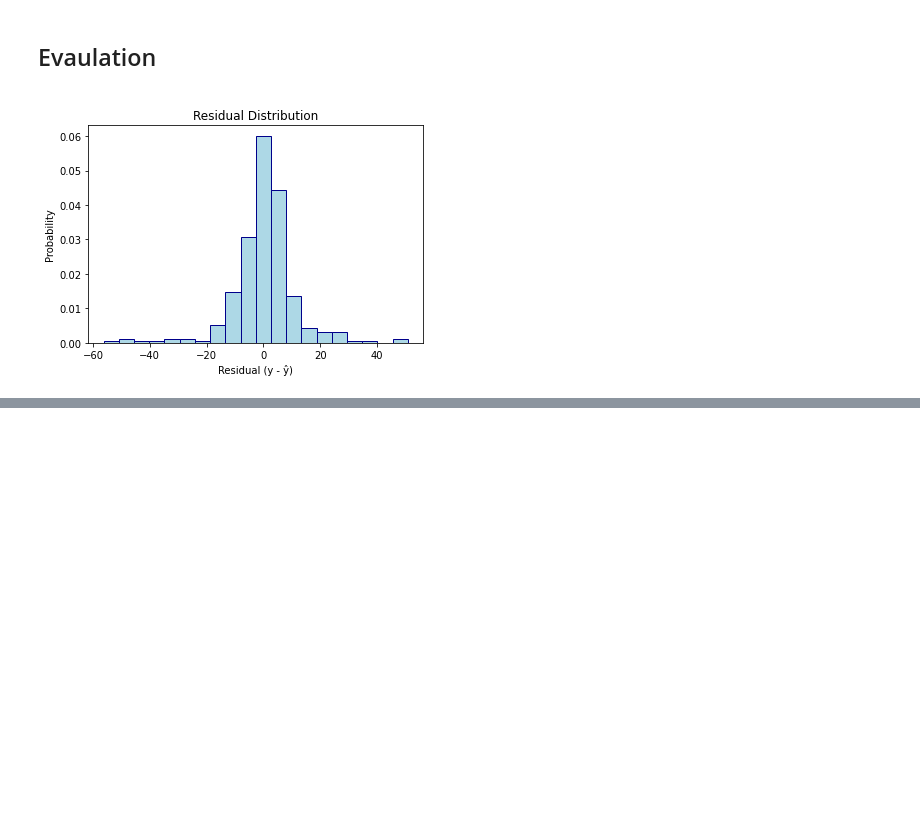
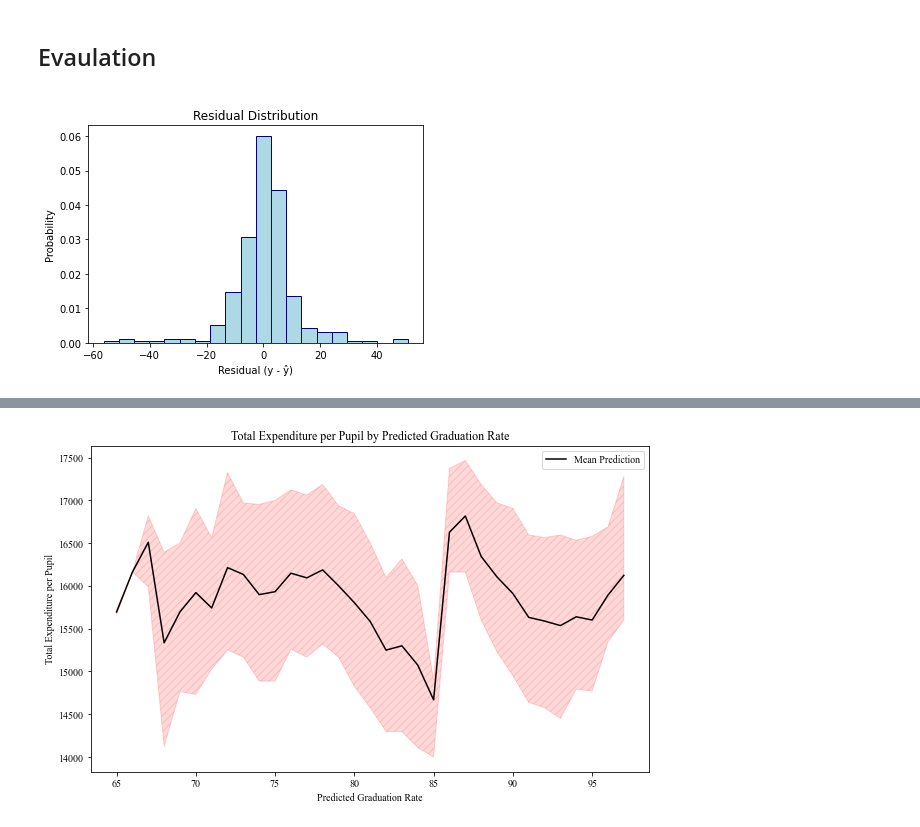
Before and after one commit to derekcaramella/GraduationRatePredictor, a Jupyter notebook: 2022_05_02_Caramella_DSC465_FinalProject_Script.ipynb, the cells around one changed output, grey strips where cells are left out. Cells and saved outputs as stored; diff of their text form; code cells hidden in the pictures; blank space fills up the shorter version.

```diff
--- a/2022_05_02_Caramella_DSC465_FinalProject_Script.ipynb
+++ b/2022_05_02_Caramella_DSC465_FinalProject_Script.ipynb
@@ -820,0 +823,21 @@ mesh_grid_array[(mesh_grid_array['predictions'] > 97)]
+# %%
+fig, ax = plt.subplots(figsize= (10, 6))  # Create empty figure with size
+
+
+ax.plot(confidence_graph.index,
+        confidence_graph['Total Expenditure per Pupil']['mean'],
+        color='k', label='Mean Prediction')
+
+ax.fill_between(x=confidence_graph.index,
+                y1=confidence_graph['Total Expenditure per Pupil']['lower_bound'],
+                y2=confidence_graph['Total Expenditure per Pupil']['upper_bound'],
+                color='red', hatch = '///', alpha=0.15)
+
+ax.set_title('Total Expenditure per Pupil by Predicted Graduation Rate')  # Set Title
+ax.set_ylabel('Total Expenditure per Pupil')  # Set y tite
+ax.set_xlabel('Predicted Graduation Rate')  # Set x title
+
+ax.legend()
+plt.show()
+# %% [output]
+[figure, added]
```
Also changed, not shown: parts of 8 cells of this notebook, 1 other file.
